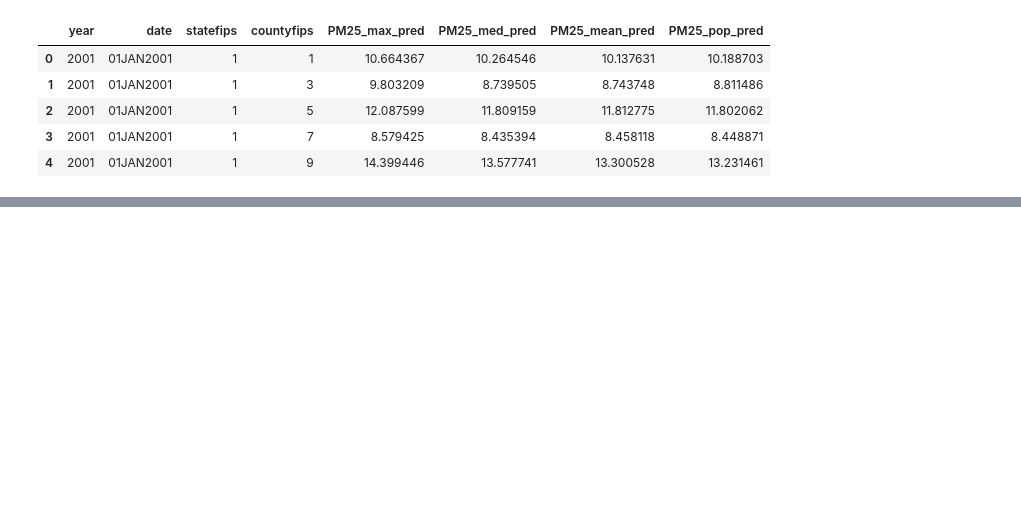
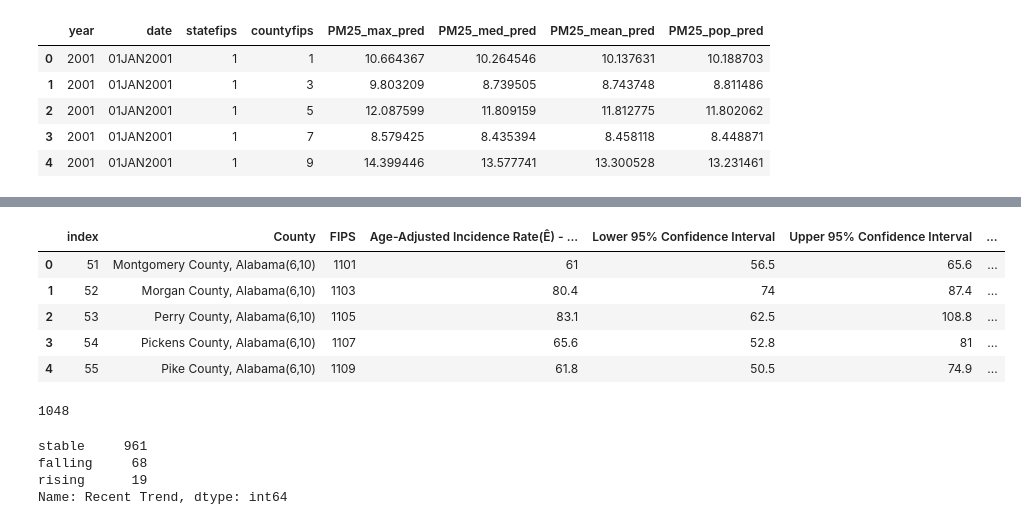
Before and after one commit to cbeckler/eco_cancer_incidence_rates, a Jupyter notebook: PM_ETL.ipynb, the cells around one changed output, grey strips where cells are left out. Drawn from its saved outputs; the diff is of its cells as text; code cells hidden in the pictures; blank space fills up the shorter version.

```diff
--- a/PM_ETL.ipynb
+++ b/PM_ETL.ipynb
@@ -75,3 +77,9 @@ cancer_df.head()
 | 2 | 2 | Baldwin County, Alabama(6,10) | 1003 | 66.9 | 62.4 | 71.7 | ... |
 | 3 | 3 | Barbour County, Alabama(6,10) | 1005 | 74.6 | 61.8 | 89.4 | ... |
 | 4 | 4 | Bibb County, Alabama(6,10) | 1007 | 86.4 | 71 | 104.2 | ... |
+# %%
+# get rid of recent trend nulls (stored as *, _, __)
+
+cancer_df = cancer_df.loc[(cancer_df['Recent Trend']=='rising')|(cancer_df['Recent Trend']=='falling')|(cancer_df['Recent Trend']=='stable')]
+
+cancer_df['Recent Trend'].value_counts()
@@ -107,0 +148,28 @@ pm_agg.head()
+# %%
+# merge cancer and pollution data
+
+final_df = pd.merge(cancer_df, pm_agg, how='inner', left_on=' FIPS', right_on='FIPS')
+
+final_df.head()
+# %% [output]
+|  | index | County | FIPS | Age-Adjusted Incidence Rate(Ê) - ... | Lower 95% Confidence Interval | Upper 95% Confidence Interval | ... |
+| 0 | 51 | Montgomery County, Alabama(6,10) | 1101 | 61 | 56.5 | 65.6 | ... |
+| 1 | 52 | Morgan County, Alabama(6,10) | 1103 | 80.4 | 74 | 87.4 | ... |
+| 2 | 53 | Perry County, Alabama(6,10) | 1105 | 83.1 | 62.5 | 108.8 | ... |
+| 3 | 54 | Pickens County, Alabama(6,10) | 1107 | 65.6 | 52.8 | 81 | ... |
+| 4 | 55 | Pike County, Alabama(6,10) | 1109 | 61.8 | 50.5 | 74.9 | ... |
+# %%
+# get row count of matches
+
+len(final_df)
+# %% [output]
+1048
+# %%
+# get count of label distribution
+
+final_df['Recent Trend'].value_counts()
+# %% [output]
+stable     961
+falling     68
+rising      19
+Name: Recent Trend, dtype: int64
```
Also changed, not shown: parts of 10 cells of this notebook.
